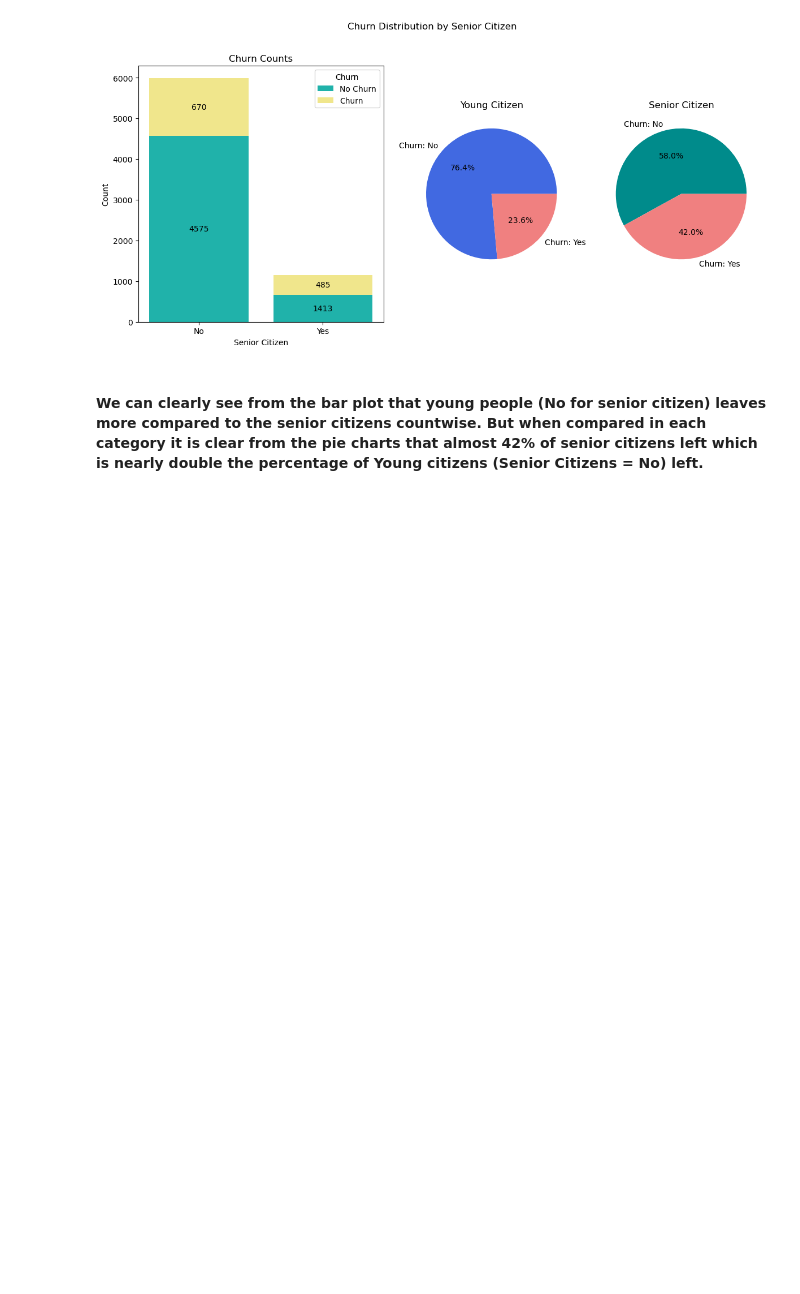
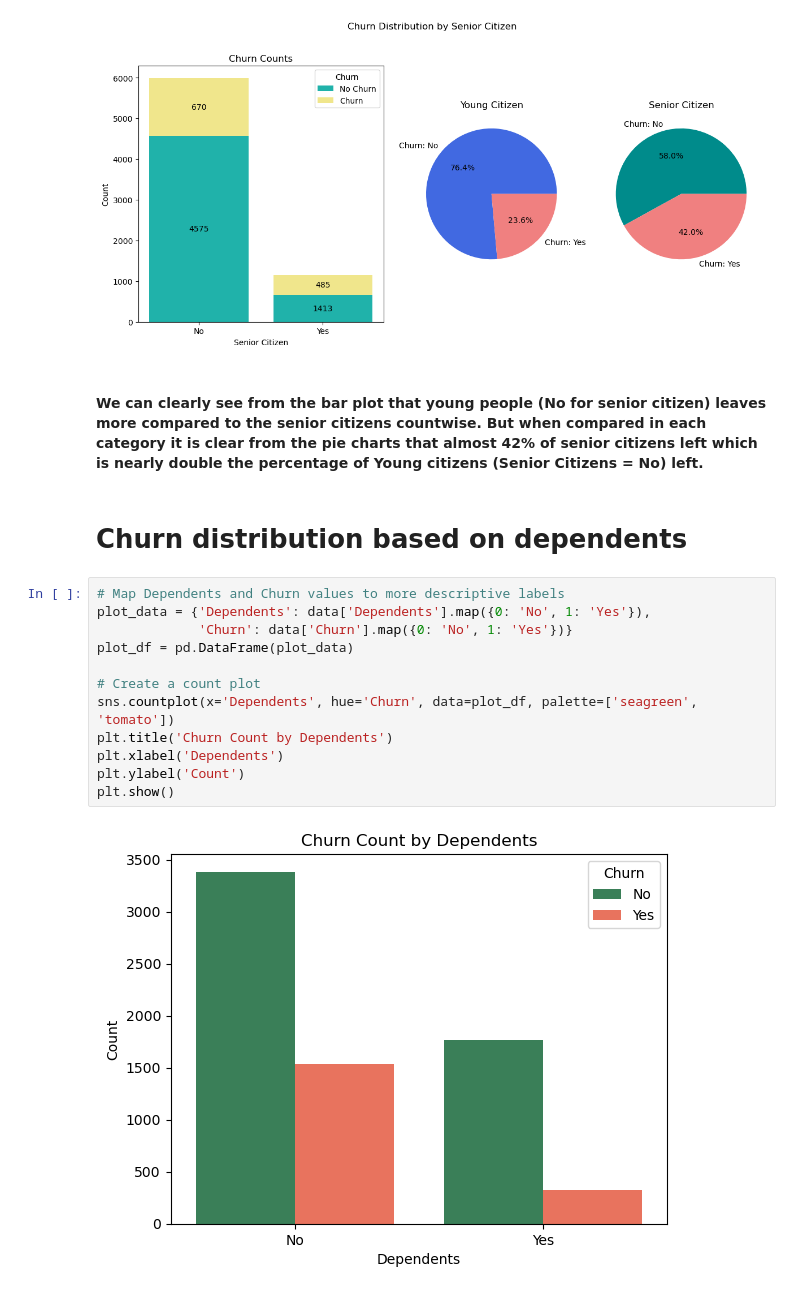
Before and after one commit to ThankiJay/Customer-Churn-Prediction, a Jupyter notebook: notebook/EDA.ipynb, the cells around one changed output. Saved outputs shown, nothing was run; the diff lists cells and outputs as text; blank space fills up the shorter version.

```diff
--- a/notebook/EDA.ipynb
+++ b/notebook/EDA.ipynb
@@ -132,3 +132,19 @@ plt.show()
 [figure]
 # %% [markdown]
 #### We can clearly see from the bar plot that young people (No for senior citizen) leaves more compared to the senior citizens countwise. But when compared in each category it is clear from the pie charts that almost 42% of senior citizens left which is nearly double the percentage of Young citizens (Senior Citizens = No) left.
+# %% [markdown]
+# Churn distribution based on dependents
+# %%
+# Map Dependents and Churn values to more descriptive labels
+plot_data = {'Dependents': data['Dependents'].map({0: 'No', 1: 'Yes'}),
+             'Churn': data['Churn'].map({0: 'No', 1: 'Yes'})}
+plot_df = pd.DataFrame(plot_data)
+
+# Create a count plot
+sns.countplot(x='Dependents', hue='Churn', data=plot_df, palette=['seagreen', 'tomato'])
+plt.title('Churn Count by Dependents')
+plt.xlabel('Dependents')
+plt.ylabel('Count')
+plt.show()
+# %% [output]
+[figure, added]
```
Also changed, not shown: parts of 4 cells of this notebook.
